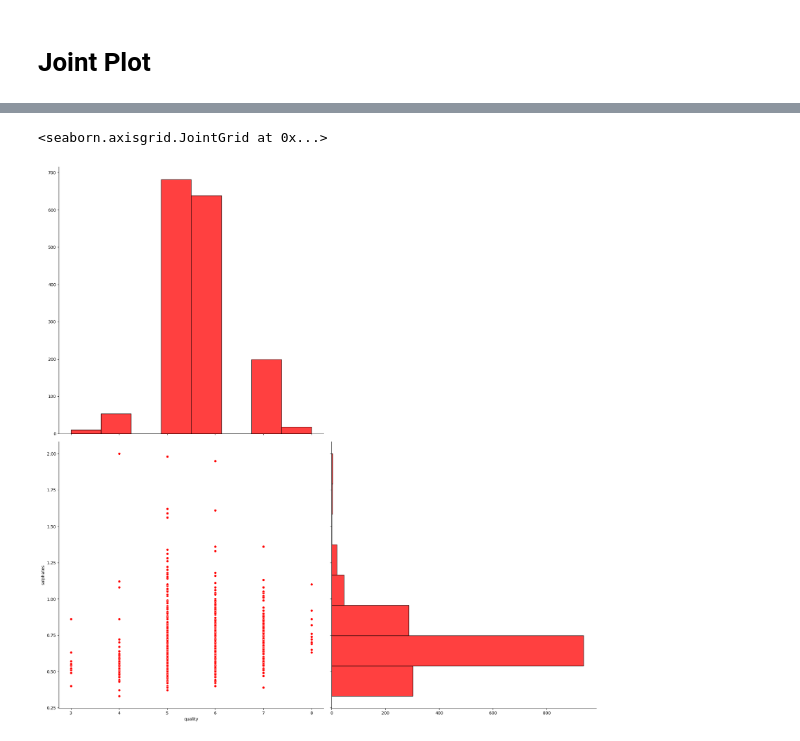
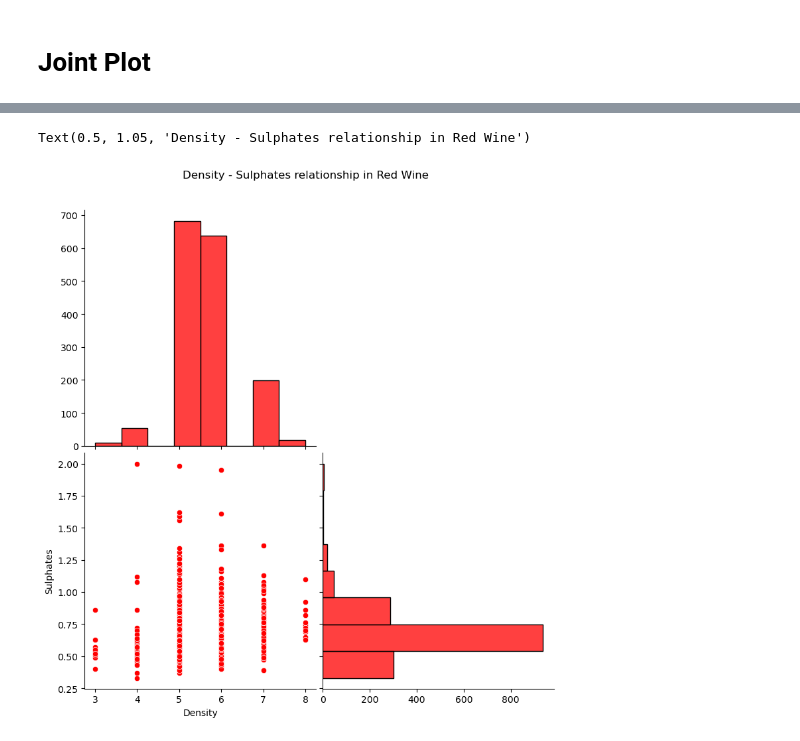
Before and after one commit to marcosmicozzi/Module01_Project02, a Jupyter notebook: m1p2s1.ipynb, the cells around one changed output, grey strips where cells are left out. Cells and saved outputs as stored; diff of their text form; code cells hidden in the pictures.

```diff
--- a/m1p2s1.ipynb
+++ b/m1p2s1.ipynb
@@ -523,5 +609,10 @@ plt.show()
 # %%
-sns.jointplot(x=red_wine['quality'], y=red_wine['sulphates'], color='r', marginal_ticks=True, dropna=True, space=0.03, height= 19, ratio=1, kind='scatter', marginal_kws=dict(bins=8, fill=True))
+
+
+joint4 = sns.jointplot(x=red_wine['quality'], y=red_wine['sulphates'], color='r', marginal_ticks=True, dropna=True, space=0.03, height= 8, ratio=1, kind='scatter', marginal_kws=dict(bins=8, fill=True))
+joint4.ax_joint.set_xlabel('Density')
+joint4.ax_joint.set_ylabel('Sulphates')
+plt.suptitle('Density - Sulphates relationship in Red Wine', y=1.05)
 # %% [output]
-<seaborn.axisgrid.JointGrid at 0x...>
+Text(0.5, 1.05, 'Density - Sulphates relationship in Red Wine')
-[figure, old version]
+[figure, new version]
```
Also changed, not shown: parts of 30 cells of this notebook, 2 other files.
